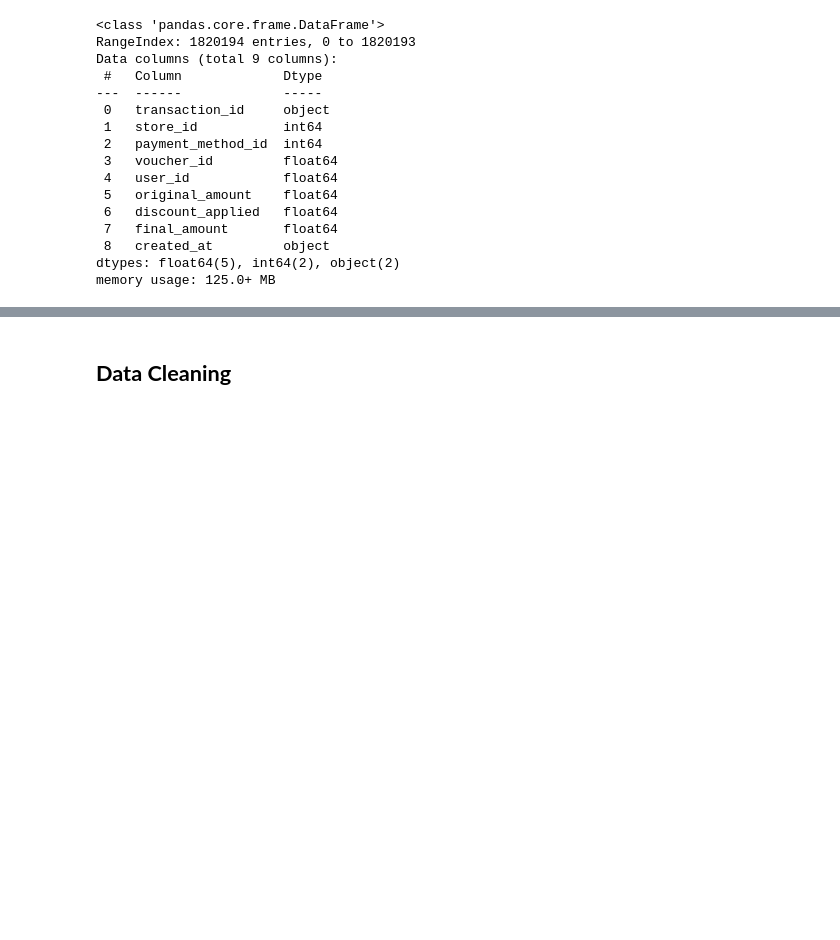
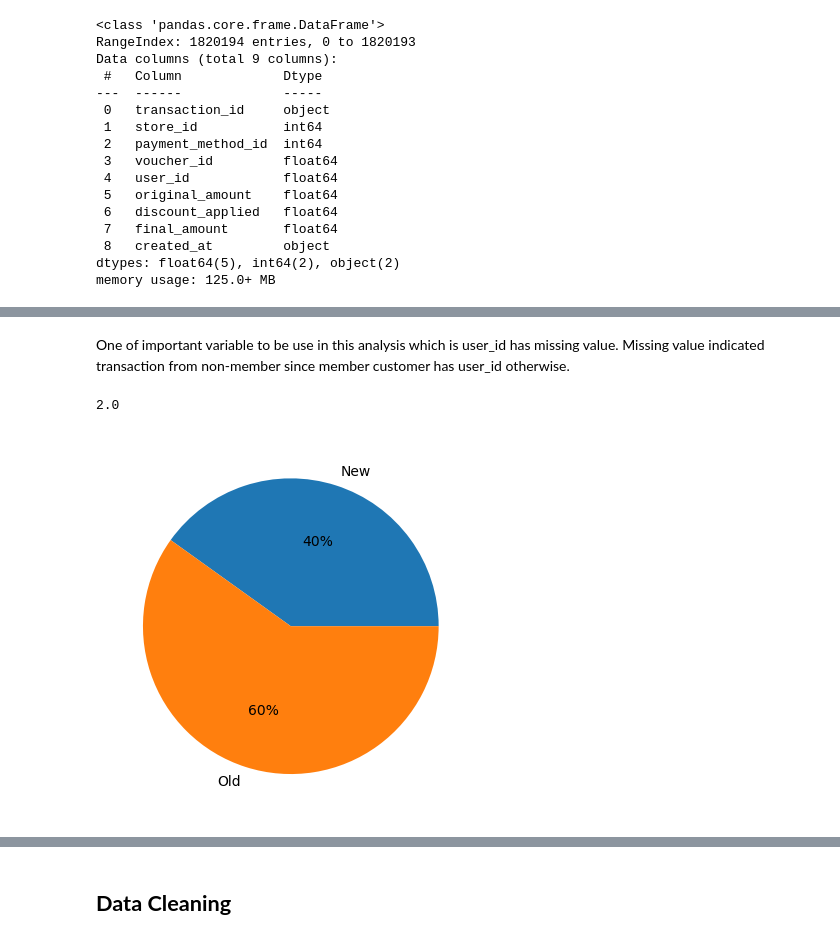
Before and after one commit to enthokz/GCoffee-Shop-Analysis, a Jupyter notebook: Gcoffee_Cohort.ipynb, the cells around one changed output, grey strips where cells are left out. Saved outputs shown, nothing was run; the diff lists cells and outputs as text; code cells hidden in the pictures; blank space fills up the shorter version.

```diff
--- a/Gcoffee_Cohort.ipynb
+++ b/Gcoffee_Cohort.ipynb
@@ -33,0 +68,21 @@ memory usage: 125.0+ MB
+# %% [markdown]
+One of important variable to be use in this analysis which is user_id has missing value. Missing value indicated transaction from non-member since member customer has user_id otherwise.
+# %%
+trx25['user_id'].min()
+# %% [output]
+2.0
+# %%
+trx25_eda= trx25.copy()
+def cat(x):
+    if x['user_id']<1654913:
+        return 'Old'
+    else:
+        return 'New'
+trx25_eda['cust_category']= trx25_eda.apply(cat,axis=1)
+prop= trx25_eda.groupby('cust_category')['transaction_id'].count().reset_index()
+prop
+plt.pie(prop['transaction_id'], labels=prop['cust_category'], autopct='%.0f%%')
+
+plt.show()
+# %% [output]
+[figure, added]
```
Also changed, not shown: parts of 12 cells of this notebook.
